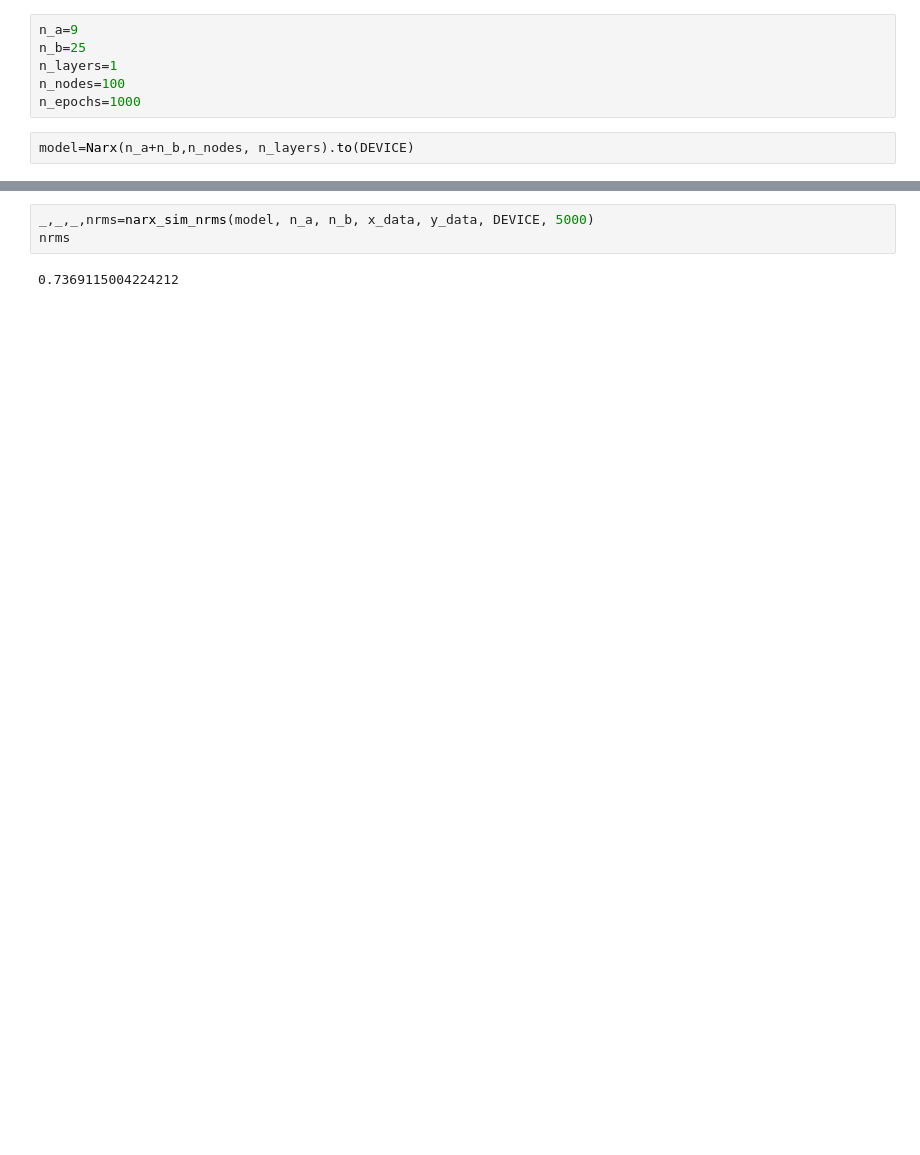
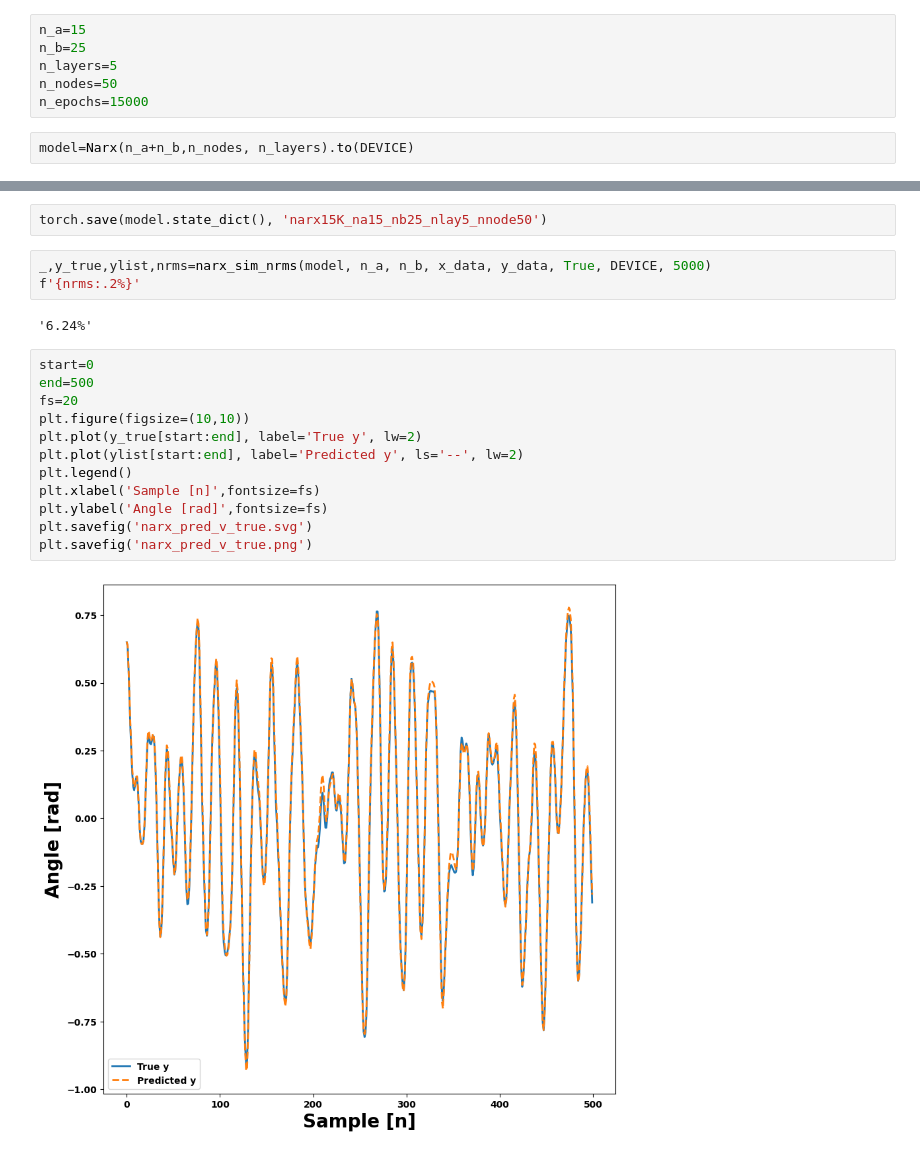
Before and after one commit to Erick-Hoogstrate/5SC28, a Jupyter notebook: narx_training.ipynb, the cells around one changed output, grey strips where cells are left out. Cells and saved outputs as stored; diff of their text form; blank space fills up the shorter version.

Commit message:
train new narx

```diff
--- a/narx_training.ipynb
+++ b/narx_training.ipynb
@@ -6,9 +8,9 @@ import torch
 # %%
-n_a=9
+n_a=15
 n_b=25
-n_layers=1
-n_nodes=100
-n_epochs=1000
+n_layers=5
+n_nodes=50
+n_epochs=15000
 # %%
 model=Narx(n_a+n_b,n_nodes, n_layers).to(DEVICE)
 # %%
@@ -37,5 +39,21 @@ current sim NRMS: 0.5335889429338759, previous best sim NRMS: 0.5364097953971818
+# %%
+torch.save(model.state_dict(), 'narx15K_na15_nb25_nlay5_nnode50')
 # %%
-_,_,_,nrms=narx_sim_nrms(model, n_a, n_b, x_data, y_data, DEVICE, 5000)
-nrms
+_,y_true,ylist,nrms=narx_sim_nrms(model, n_a, n_b, x_data, y_data, True, DEVICE, 5000)
+f'{nrms:.2%}'
 # %% [output]
-0.7369115004224212
+'6.24%'
+# %%
+start=0
+end=500
+fs=20
+plt.figure(figsize=(10,10))
+plt.plot(y_true[start:end], label='True y', lw=2)
+plt.plot(ylist[start:end], label='Predicted y', ls='--', lw=2)
+plt.legend()
+plt.xlabel('Sample [n]',fontsize=fs)
+plt.ylabel('Angle [rad]',fontsize=fs)
+plt.savefig('narx_pred_v_true.svg')
+plt.savefig('narx_pred_v_true.png')
+# %% [output]
+[figure, added]
```
Also changed, not shown: parts of 3 cells of this notebook.
